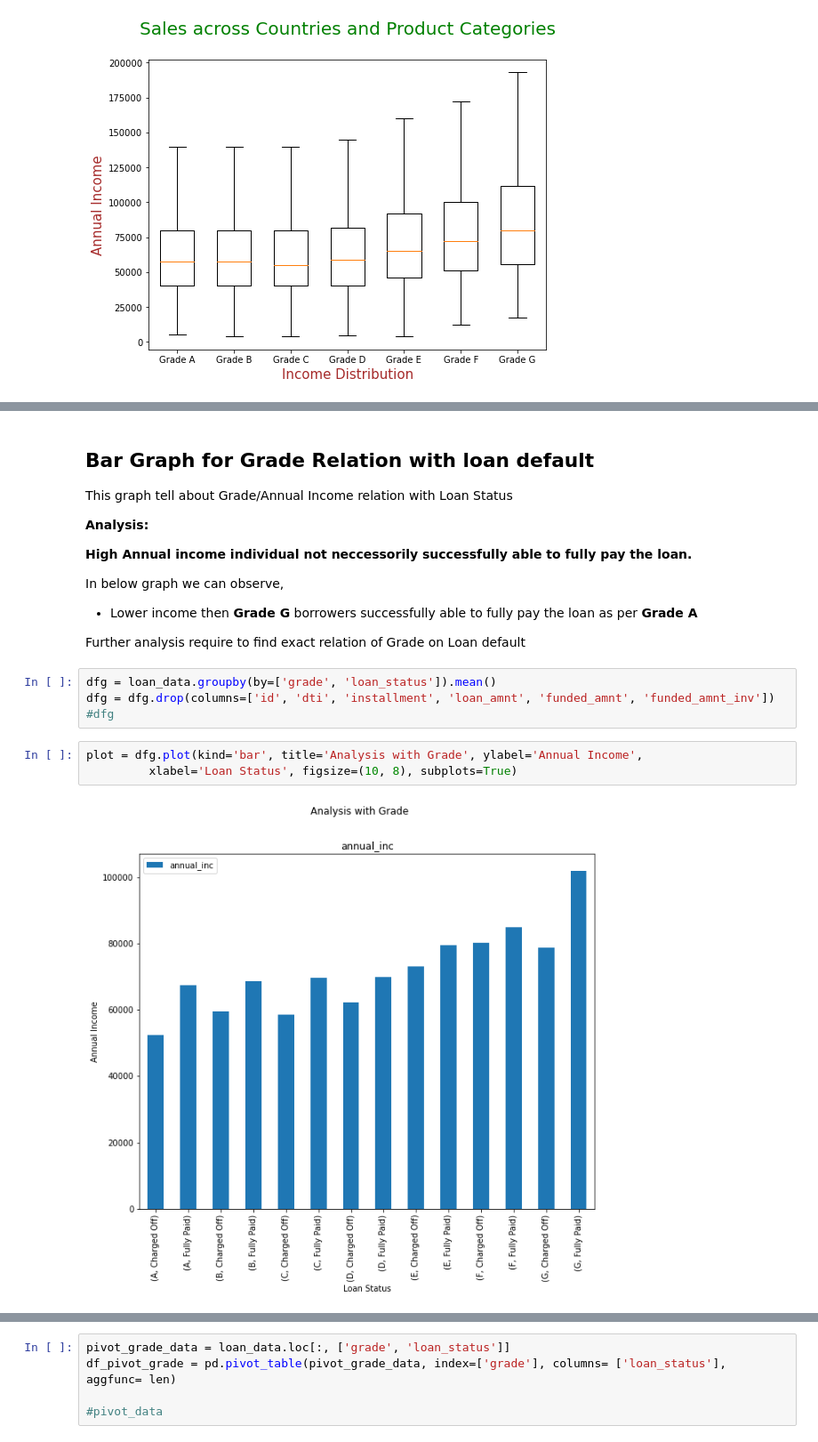
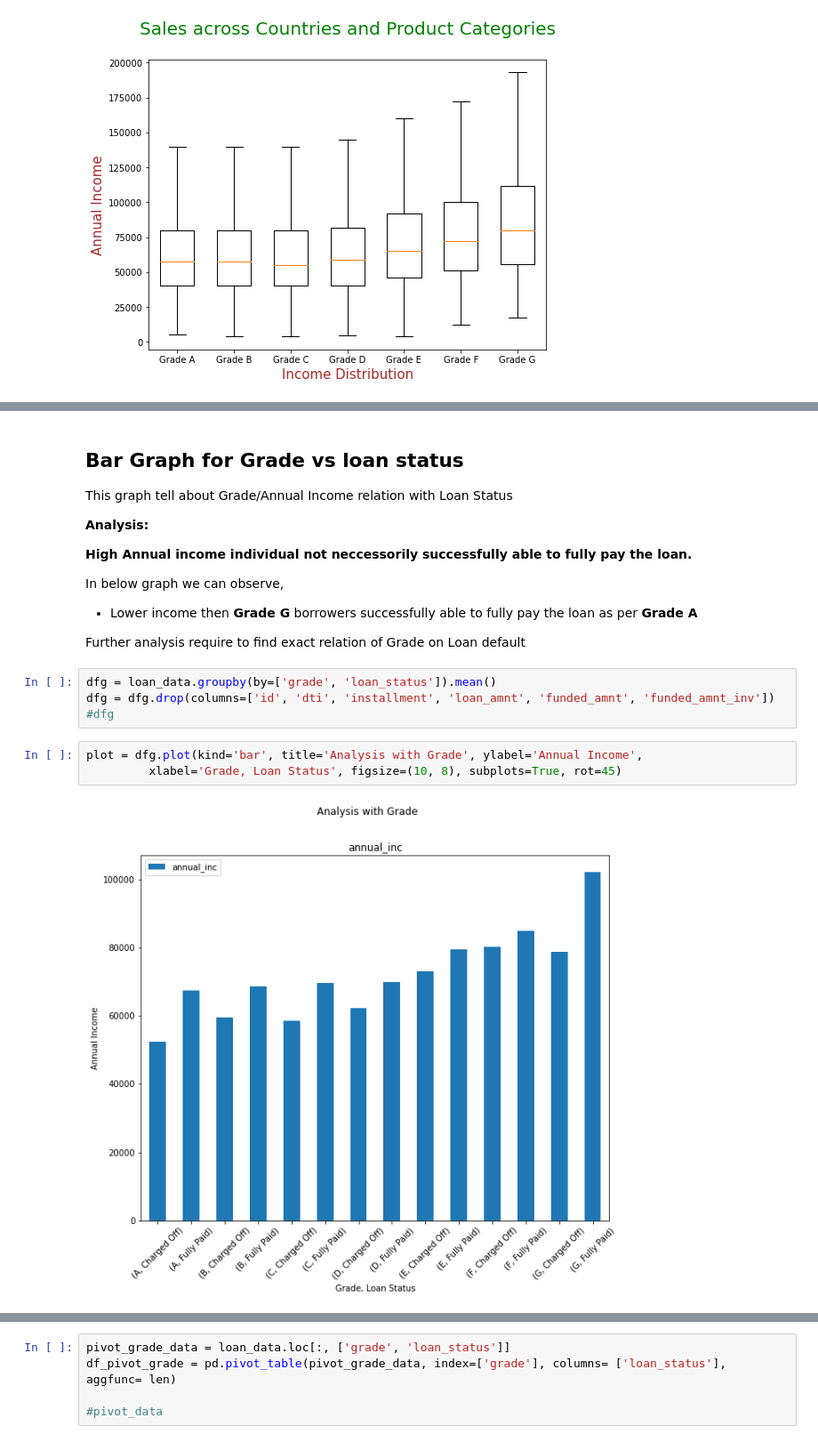
Before and after one commit to RatneshFlash/LendingClubCaseStudy, a Jupyter notebook: Lending_Club_Case_Study.ipynb, the cells around one changed output, grey strips where cells are left out. Shown at 89% size. Cells and saved outputs as stored; diff of their text form.

```diff
--- a/Lending_Club_Case_Study.ipynb
+++ b/Lending_Club_Case_Study.ipynb
@@ -262,5 +243,5 @@ plt.show()
 # %% [markdown]
-## Bar Graph for Grade Relation with loan default
+## Bar Graph for Grade vs loan status
 
 This graph tell about Grade/Annual Income relation with Loan Status
 
@@ -278,6 +259,6 @@ dfg = dfg.drop(columns=['id', 'dti', 'installment', 'loan_amnt', 'funded_amnt',
 #dfg
 # %%
 plot = dfg.plot(kind='bar', title='Analysis with Grade', ylabel='Annual Income',
-         xlabel='Loan Status', figsize=(10, 8), subplots=True)
+         xlabel='Grade, Loan Status', figsize=(10, 8), subplots=True, rot=45)
 # %% [output]
-[figure, old version]
+[figure, new version]
```
Also changed, not shown: parts of 27 cells of this notebook, 1 other file.
